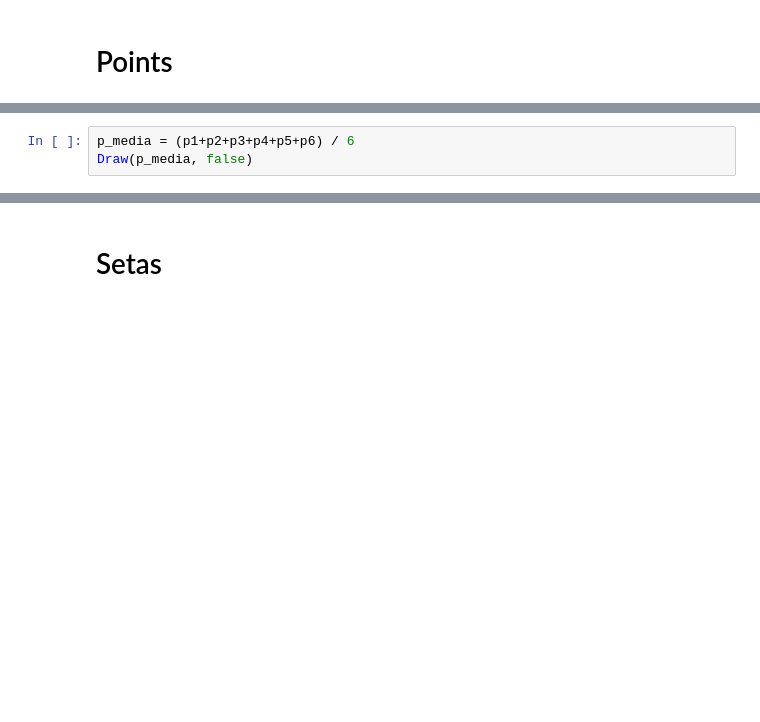
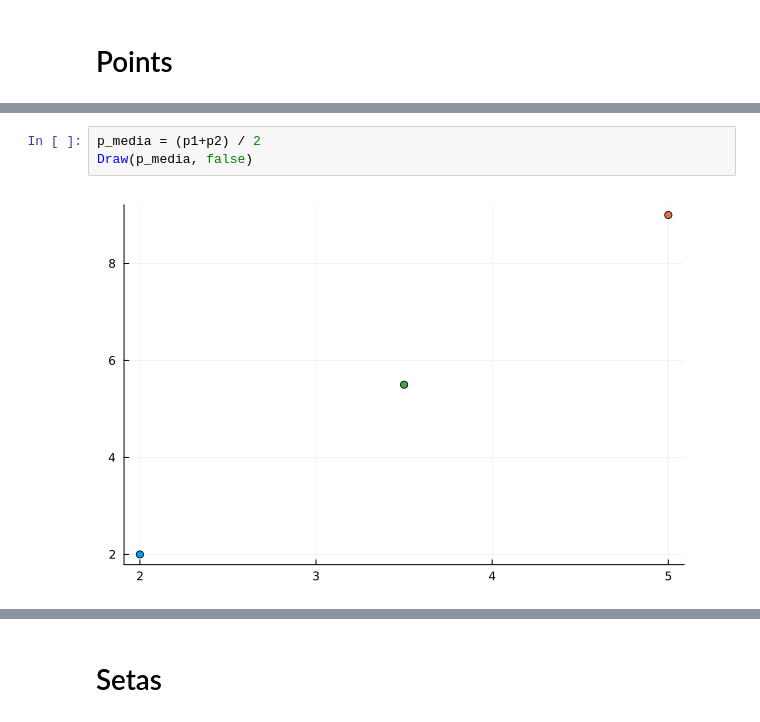
Before and after one commit to brunohry/Easylinalg, a Jupyter notebook: docs/Exemplos/exemplo-media.ipynb, the cells around one changed output, grey strips where cells are left out. Cells and saved outputs as stored; diff of their text form; blank space fills up the shorter version.

```diff
--- a/docs/Exemplos/exemplo-media.ipynb
+++ b/docs/Exemplos/exemplo-media.ipynb
@@ -13,6 +11,8 @@ Draw([p1,p2,p3,p4,p5,p6])
 # %%
-p_media = (p1+p2+p3+p4+p5+p6) / 6
+p_media = (p1+p2) / 2
 Draw(p_media, false)
+# %% [output]
+[figure, added]
 # %%
 p_3d_1 = Point3D(1, 1, 1)
 p_3d_2 = Point3D(7, 10, -5)
```
Also changed, not shown: parts of 4 cells of this notebook, 2 other files.
